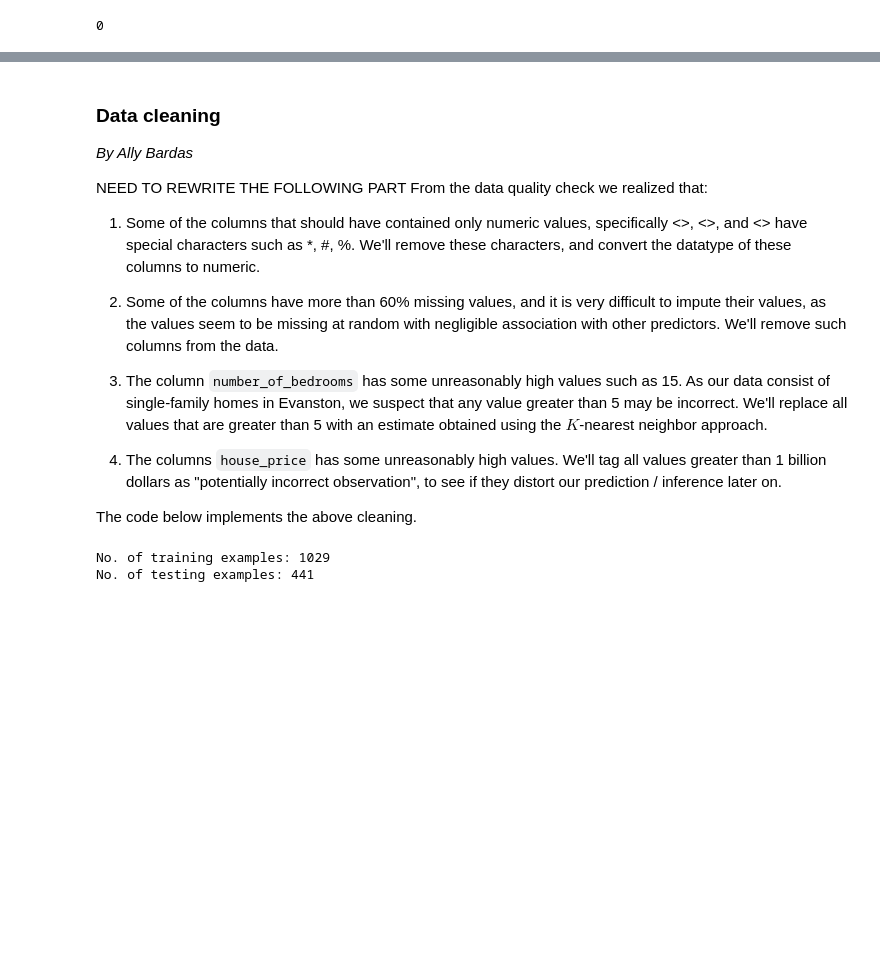
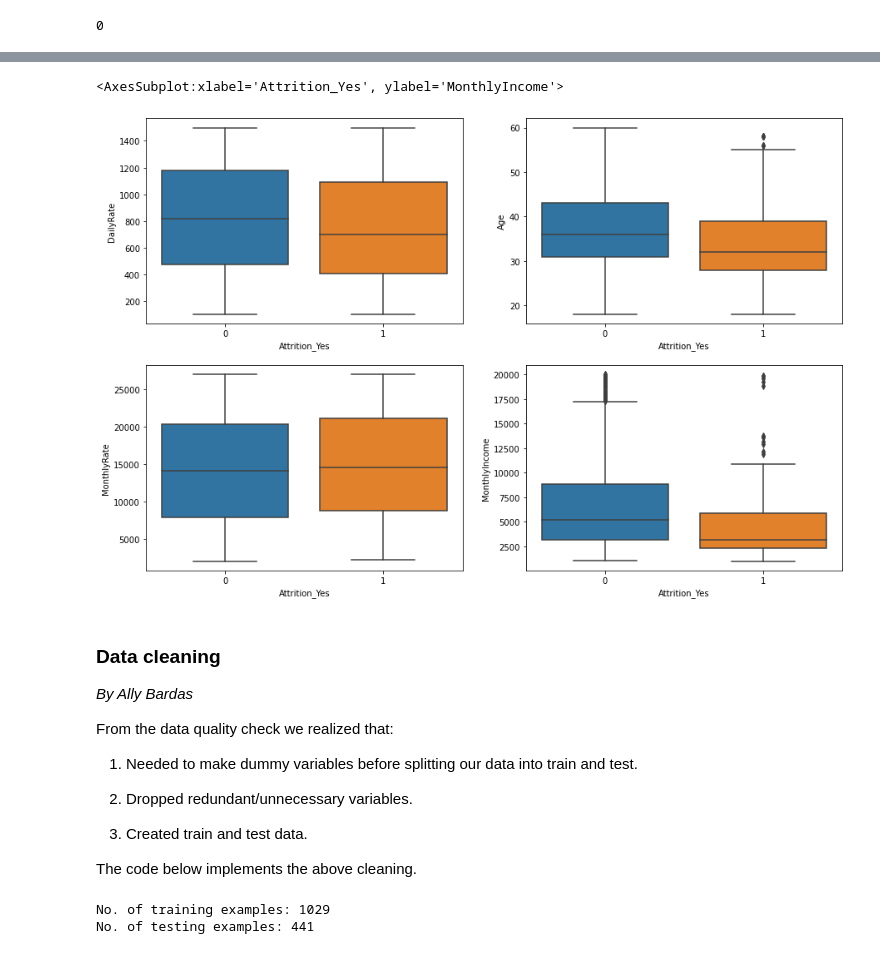
Before and after one commit to catherineerickson/Attrition-Project, a Jupyter notebook: Project Code Template.ipynb, the cells around one changed output, grey strips where cells are left out. Saved outputs shown, nothing was run; the diff lists cells and outputs as text; code cells hidden in the pictures; blank space fills up the shorter version.

```diff
--- a/Project Code Template.ipynb
+++ b/Project Code Template.ipynb
@@ -102,17 +112,24 @@ Description of Variables
+# %%
+fig, axes = plt.subplots(nrows=2, ncols=2, figsize=(15,10))
+sns.boxplot(data=df, x='Attrition_Yes', y='DailyRate', ax=axes[0, 0])
+sns.boxplot(data=df, x='Attrition_Yes', y='Age', ax=axes[0, 1])
+sns.boxplot(data=df, x='Attrition_Yes', y='MonthlyRate', ax=axes[1, 0])
+sns.boxplot(data=df, x='Attrition_Yes', y='MonthlyIncome', ax=axes[1, 1])
+# %% [output]
+<AxesSubplot:xlabel='Attrition_Yes', ylabel='MonthlyIncome'>
+[figure, added]
 # %% [markdown]
 ### Data cleaning
 *By Ally Bardas*
 
-NEED TO REWRITE THE FOLLOWING PART
+
 From the data quality check we realized that:
 
-1. Some of the columns that should have contained only numeric values, specifically <>, <>, and <> have special characters such as \*, #, %. We'll remove these characters, and convert the datatype of these columns to numeric.
+1. Needed to make dummy variables before splitting our data into train and test.
 
-2. Some of the columns have more than 60% missing values, and it is very difficult to impute their values, as the values seem to be missing at random with negligible association with other predictors. We'll remove such columns from the data.
+2. Dropped redundant/unnecessary variables.
 
-3. The column `number_of_bedrooms` has some unreasonably high values such as 15. As our data consist of single-family homes in Evanston, we suspect that any value greater than 5 may be incorrect. We'll replace all values that are greater than 5 with an estimate obtained using the $K$-nearest neighbor approach.
-
-4. The columns `house_price` has some unreasonably high values. We'll tag all values greater than 1 billion dollars as "potentially incorrect observation", to see if they distort our prediction / inference later on.
+3. Created train and test data.
 
 The code below implements the above cleaning.
 # %%
```
Also changed, not shown: parts of 12 cells of this notebook.
